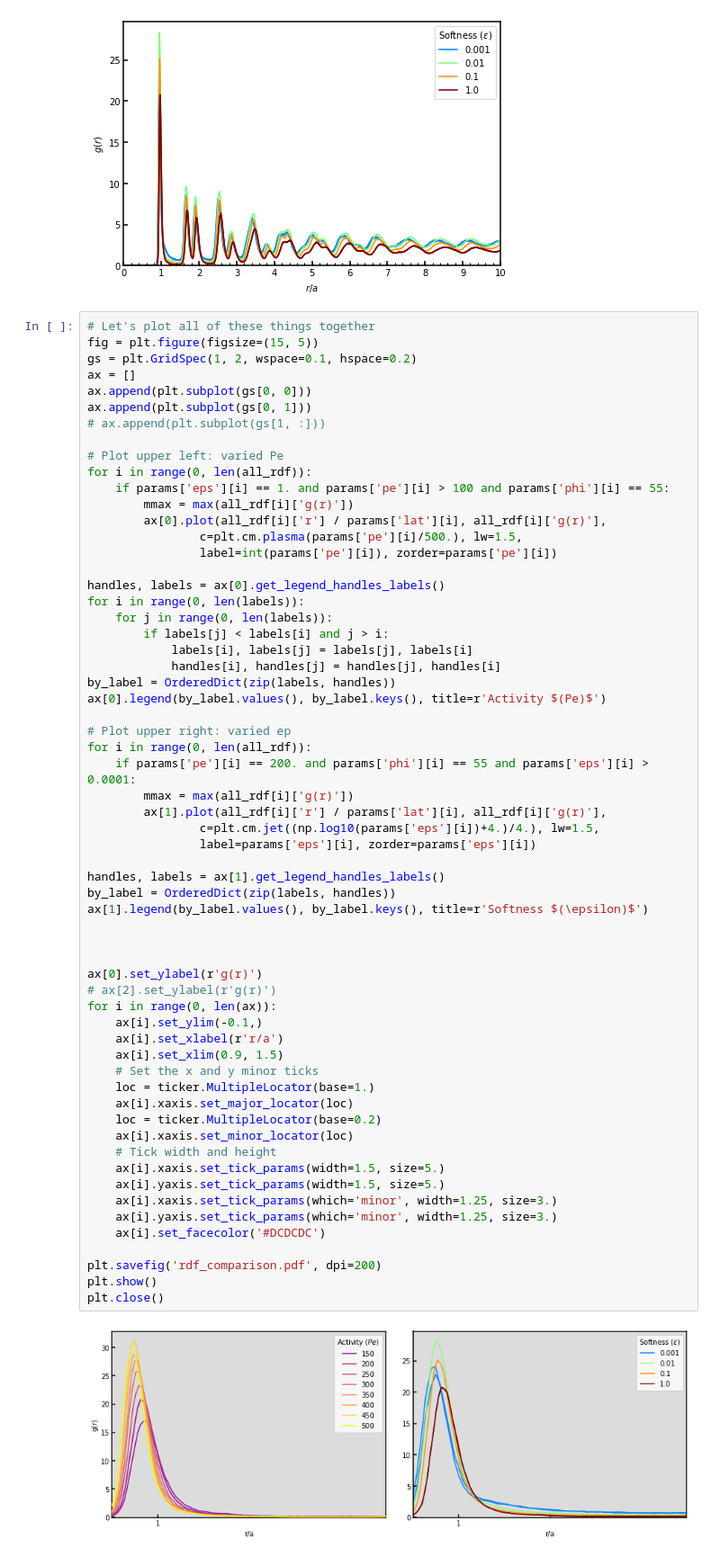
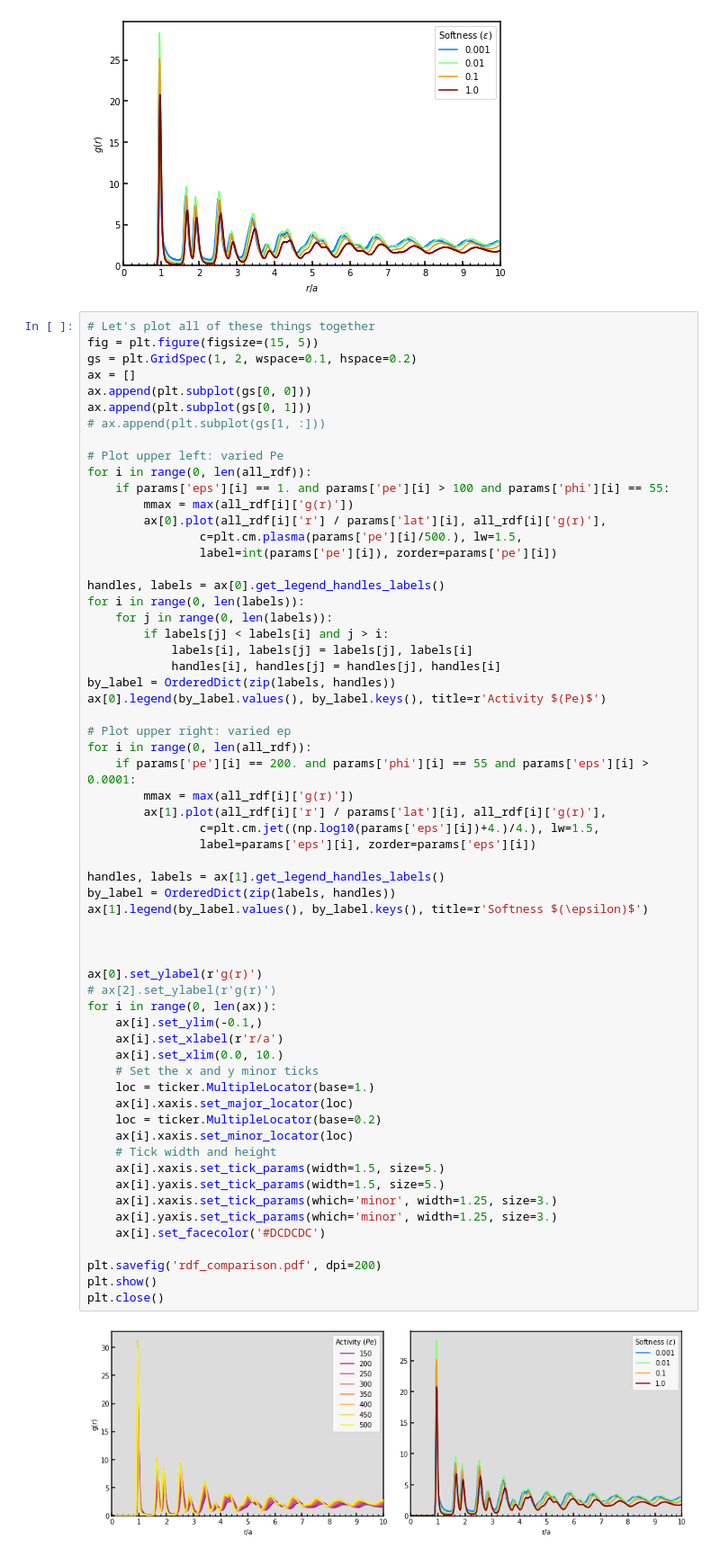
Before and after one commit to kolbt/whingdingdilly, a Jupyter notebook: ipython/clusters_soft/rdfs/process_rdf.ipynb, the cells around one changed output. Shown at 90% size. Drawn from its saved outputs; the diff is of its cells as text.

```diff
--- a/ipython/clusters_soft/rdfs/process_rdf.ipynb
+++ b/ipython/clusters_soft/rdfs/process_rdf.ipynb
@@ -430,32 +430,32 @@ for i in range(0, len(all_rdf)):
                 c=plt.cm.jet((np.log10(params['eps'][i])+4.)/4.), lw=1.5,
                 label=params['eps'][i], zorder=params['eps'][i])
 
 handles, labels = ax[1].get_legend_handles_labels()
 by_label = OrderedDict(zip(labels, handles))
 ax[1].legend(by_label.values(), by_label.keys(), title=r'Softness $(\epsilon)$')
 
 
 
 ax[0].set_ylabel(r'g(r)')
 # ax[2].set_ylabel(r'g(r)')
 for i in range(0, len(ax)):
     ax[i].set_ylim(-0.1,)
     ax[i].set_xlabel(r'r/a')
-    ax[i].set_xlim(0.9, 1.5)
+    ax[i].set_xlim(0.0, 10.)
     # Set the x and y minor ticks
     loc = ticker.MultipleLocator(base=1.)
     ax[i].xaxis.set_major_locator(loc)
     loc = ticker.MultipleLocator(base=0.2)
     ax[i].xaxis.set_minor_locator(loc)
     # Tick width and height
     ax[i].xaxis.set_tick_params(width=1.5, size=5.)
     ax[i].yaxis.set_tick_params(width=1.5, size=5.)
     ax[i].xaxis.set_tick_params(which='minor', width=1.25, size=3.)
     ax[i].yaxis.set_tick_params(which='minor', width=1.25, size=3.)
     ax[i].set_facecolor('#DCDCDC')
 
 plt.savefig('rdf_comparison.pdf', dpi=200)
 plt.show()
 plt.close()
 # %% [output]
-[figure, old version]
+[figure, new version]
```
Also changed, not shown: parts of 1 cell of this notebook, 4 other files.
